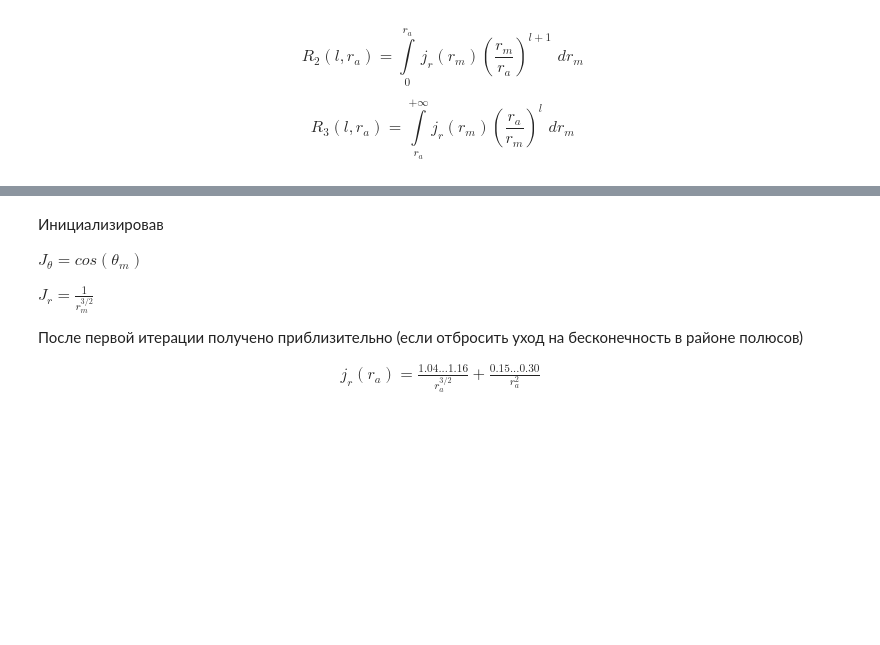
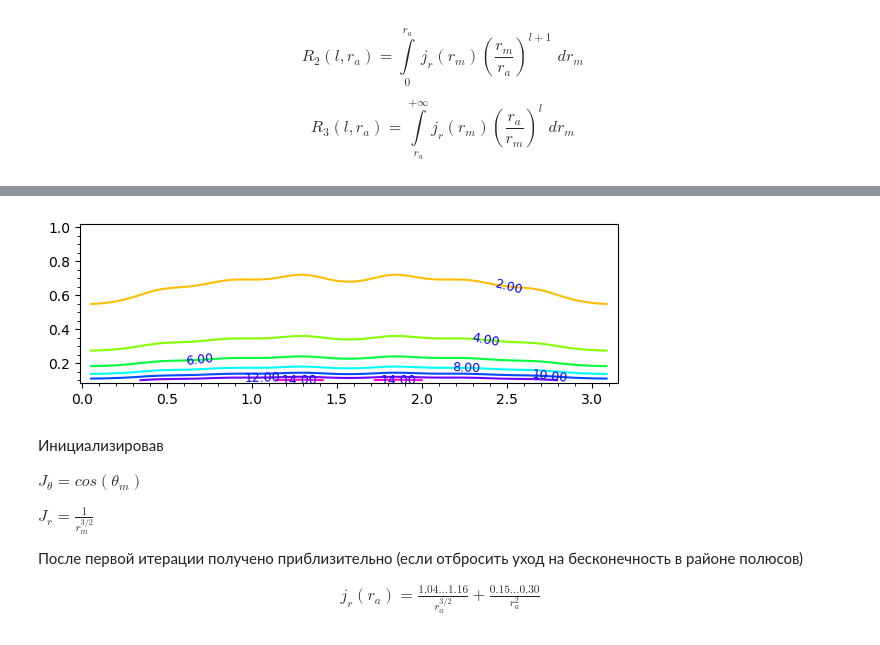
Before and after one commit to daju1/articles, a Jupyter notebook: electrostatic_vector_potential/Vector_potential_of_a_precessing_magnetic_dipole_in_spherical_coordinates.ipynb, the cells around one changed output, grey strips where cells are left out. Cells and saved outputs as stored; diff of their text form; code cells hidden in the pictures; blank space fills up the shorter version.

```diff
--- a/electrostatic_vector_potential/Vector_potential_of_a_precessing_magnetic_dipole_in_spherical_coordinates.ipynb
+++ b/electrostatic_vector_potential/Vector_potential_of_a_precessing_magnetic_dipole_in_spherical_coordinates.ipynb
@@ -1634 +1618,3 @@ plot(sum_of_R_sqrt_r_a, theta_a, 0, pi).show(title="sum_of_R * sqrt(r_a)")
+# %%
+sum_of_R_per_sum_of_L_denominator = sum_of_R/sum_of_L_denominator
 # %%
@@ -1640,3 +1630,9 @@ plot(sum_of_R_sqrt_r_a_per_sum_of_L_denominator, theta_a, 0, pi).show(
+# %%
+contour_plot(
+    sum_of_R_per_sum_of_L_denominator
+        , (theta_a,0.05,pi-0.05), (r_a,0.1,1), fill=False, cmap='hsv', labels=True)
+# %% [output]
+[figure, added]
 # %% [markdown]
 Инициализировав
 
```
Also changed, not shown: parts of 14 cells of this notebook.
